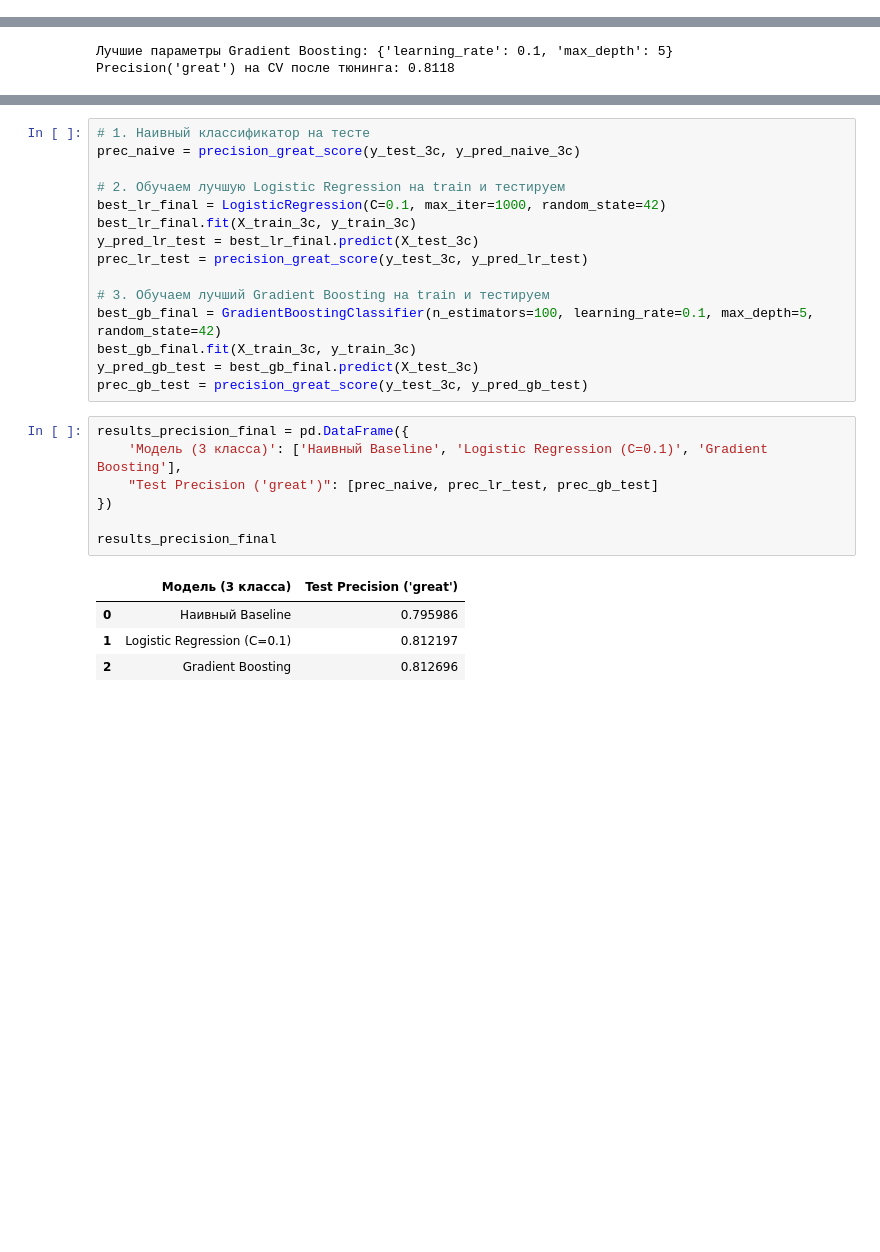
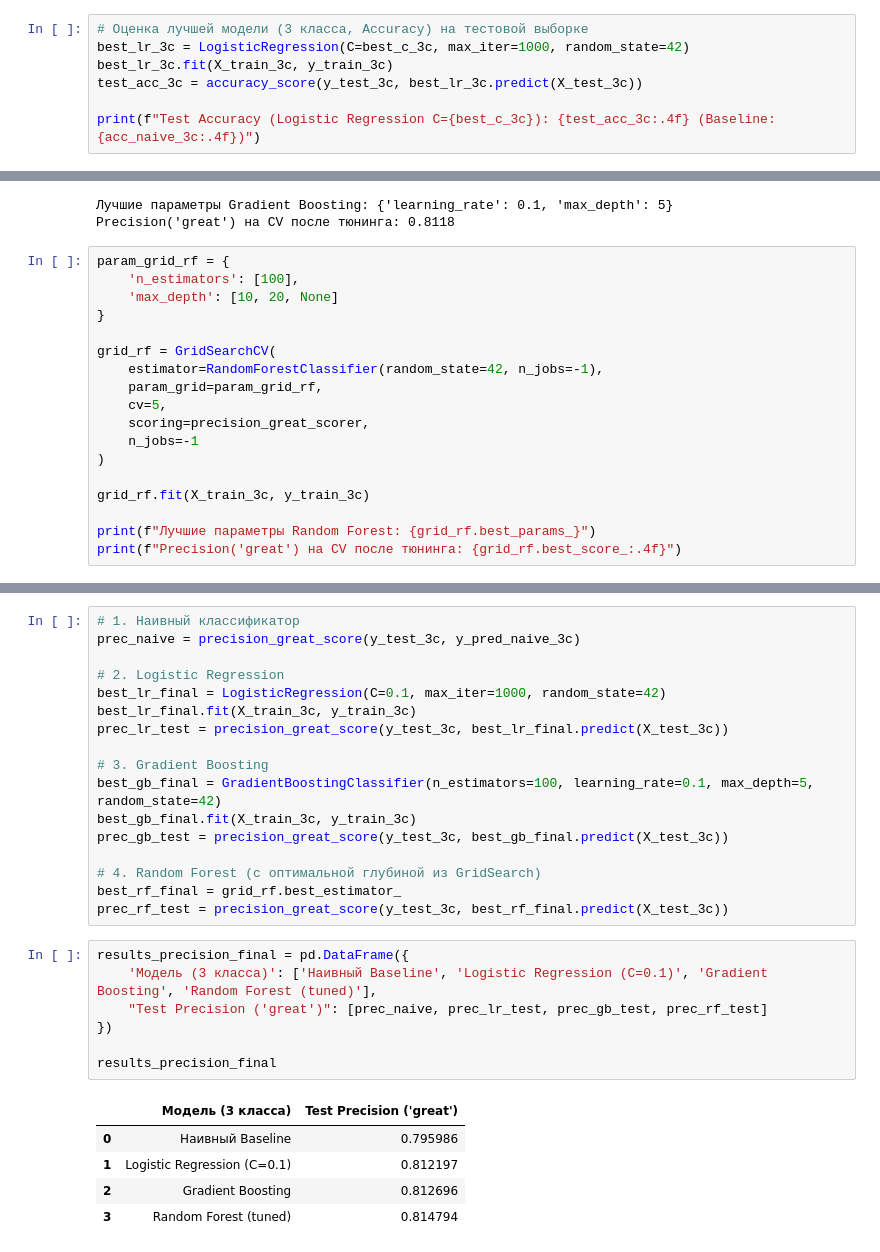
Before and after one commit to golosizrozetki/foodnut, a Jupyter notebook: src/recipes.ipynb, the cells around one changed output, grey strips where cells are left out. Cells and saved outputs as stored; diff of their text form; blank space fills up the shorter version.

```diff
--- a/src/recipes.ipynb
+++ b/src/recipes.ipynb
@@ -537,3 +565,10 @@ print(f"Accuracy на CV: {grid_lr_3c.best_score_:.4f}")
 # %% [output]
 Лучший C для 3 классов: 0.1
 Accuracy на CV: 0.8048
+# %%
+# Оценка лучшей модели (3 класса, Accuracy) на тестовой выборке
+best_lr_3c = LogisticRegression(C=best_c_3c, max_iter=1000, random_state=42)
+best_lr_3c.fit(X_train_3c, y_train_3c)
+test_acc_3c = accuracy_score(y_test_3c, best_lr_3c.predict(X_test_3c))
+
+print(f"Test Accuracy (Logistic Regression C={best_c_3c}): {test_acc_3c:.4f} (Baseline: {acc_naive_3c:.4f})")
@@ -624,3 +665,21 @@ print(f"Precision('great') на CV после тюнинга: {best_gb_score:.4f
 # %% [output]
 Лучшие параметры Gradient Boosting: {'learning_rate': 0.1, 'max_depth': 5}
 Precision('great') на CV после тюнинга: 0.8118
+# %%
+param_grid_rf = {
+    'n_estimators': [100],
+    'max_depth': [10, 20, None]
+}
+
+grid_rf = GridSearchCV(
+    estimator=RandomForestClassifier(random_state=42, n_jobs=-1),
+    param_grid=param_grid_rf,
+    cv=5,
+    scoring=precision_great_scorer,
+    n_jobs=-1
+)
+
+grid_rf.fit(X_train_3c, y_train_3c)
+
+print(f"Лучшие параметры Random Forest: {grid_rf.best_params_}")
+print(f"Precision('great') на CV после тюнинга: {grid_rf.best_score_:.4f}")
@@ -633,27 +696,30 @@ Precision('great') на CV после тюнинга: 0.8118
 # %%
-# 1. Наивный классификатор на тесте
+# 1. Наивный классификатор
 prec_naive = precision_great_score(y_test_3c, y_pred_naive_3c)
 
-# 2. Обучаем лучшую Logistic Regression на train и тестируем
+# 2. Logistic Regression
 best_lr_final = LogisticRegression(C=0.1, max_iter=1000, random_state=42)
 best_lr_final.fit(X_train_3c, y_train_3c)
-y_pred_lr_test = best_lr_final.predict(X_test_3c)
-prec_lr_test = precision_great_score(y_test_3c, y_pred_lr_test)
+prec_lr_test = precision_great_score(y_test_3c, best_lr_final.predict(X_test_3c))
 
-# 3. Обучаем лучший Gradient Boosting на train и тестируем
+# 3. Gradient Boosting
 best_gb_final = GradientBoostingClassifier(n_estimators=100, learning_rate=0.1, max_depth=5, random_state=42)
 best_gb_final.fit(X_train_3c, y_train_3c)
-y_pred_gb_test = best_gb_final.predict(X_test_3c)
-prec_gb_test = precision_great_score(y_test_3c, y_pred_gb_test)
+prec_gb_test = precision_great_score(y_test_3c, best_gb_final.predict(X_test_3c))
+
+# 4. Random Forest (с оптимальной глубиной из GridSearch)
+best_rf_final = grid_rf.best_estimator_
+prec_rf_test = precision_great_score(y_test_3c, best_rf_final.predict(X_test_3c))
 # %%
 results_precision_final = pd.DataFrame({
-    'Модель (3 класса)': ['Наивный Baseline', 'Logistic Regression (C=0.1)', 'Gradient Boosting'],
-    "Test Precision ('great')": [prec_naive, prec_lr_test, prec_gb_test]
+    'Модель (3 класса)': ['Наивный Baseline', 'Logistic Regression (C=0.1)', 'Gradient Boosting', 'Random Forest (tuned)'],
+    "Test Precision ('great')": [prec_naive, prec_lr_test, prec_gb_test, prec_rf_test]
 })
 
 results_precision_final
 # %% [output]
 |  | Модель (3 класса) | Test Precision ('great') |
 | 0 | Наивный Baseline | 0.795986 |
 | 1 | Logistic Regression (C=0.1) | 0.812197 |
 | 2 | Gradient Boosting | 0.812696 |
+| 3 | Random Forest (tuned) | 0.814794 |
```
Also changed, not shown: parts of 40 cells of this notebook, 7 other files.
